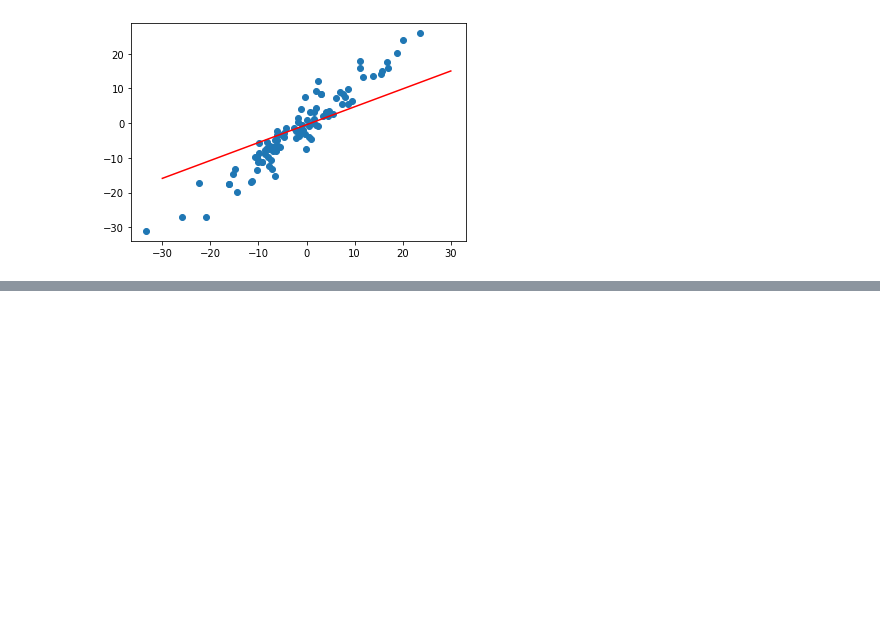
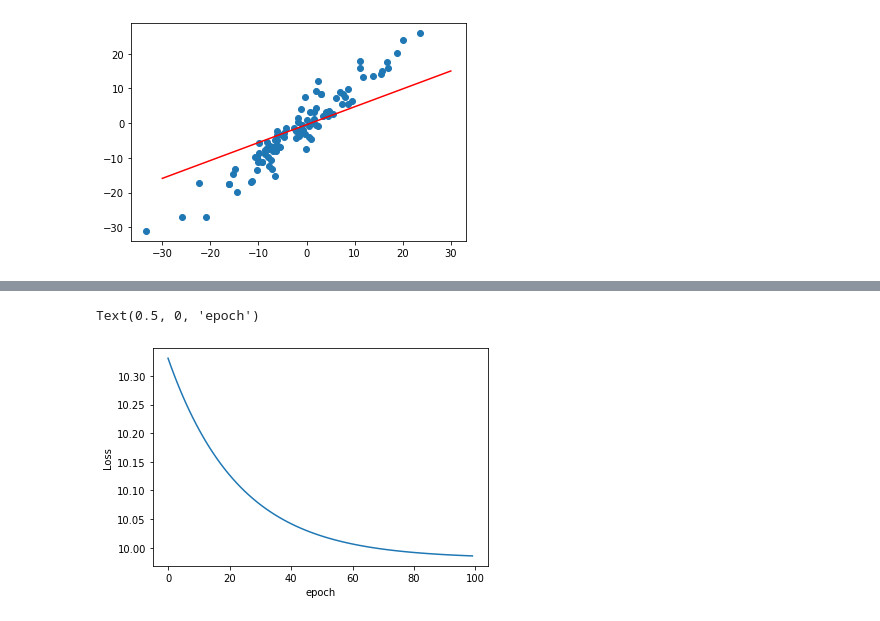
Before and after one commit to williamraccagni/pytorch_Computer_Vision_material, a Jupyter notebook: Linear_Regression.ipynb, the cells around one changed output, grey strips where cells are left out. Drawn from its saved outputs; the diff is of its cells as text; code cells hidden in the pictures; blank space fills up the shorter version.

```diff
--- a/Linear_Regression.ipynb
+++ b/Linear_Regression.ipynb
@@ -105,0 +106,27 @@ Loss Function
+# %%
+# Mean Square Loss
+criterion = nn.MSELoss()
+# stocastic gradient descent, riduce la perdita un sample alla volta
+optimizer = torch.optim.SGD(model.parameters(), lr=0.01)
+# %%
+epochs = 100
+losses = []
+for i in range(epochs):
+  y_pred = model.forward(X)
+  loss = criterion(y_pred, y)
+  print("epoch: ", i, "loss: ", loss.item())
+
+  # aggiunta detach per evitare bug nella visualizzazione
+  losses.append(loss.detach().numpy()) # make a list of losses
+  # set the gradient to zero beacause gradinets accumulate following
+  # the last backward call
+  optimizer.zero_grad()
+  # we take the the gradient of the loss function (deriavte)
+  loss.backward()
+  # update the parameters with the optimizer with the gradient computerd before
+  # we use this optimization algorithm (in this case Stochastic Gradient Descent)
+  # to update model weights in the direction of the least error.
+  # By minimizing the error function of our model as we attempt to minimize the
+  # loss iteratively to obtain a model with optimal parameters, the model that
+  # best fit the data.
+  optimizer.step()
@@ -105,0 +151,7 @@ Loss Function
+# %%
+plt.plot(range(epochs), losses)
+plt.ylabel("Loss")
+plt.xlabel("epoch")
+# %% [output]
+Text(0.5, 0, 'epoch')
+[figure, added]
```
Also changed, not shown: parts of 4 cells of this notebook.
